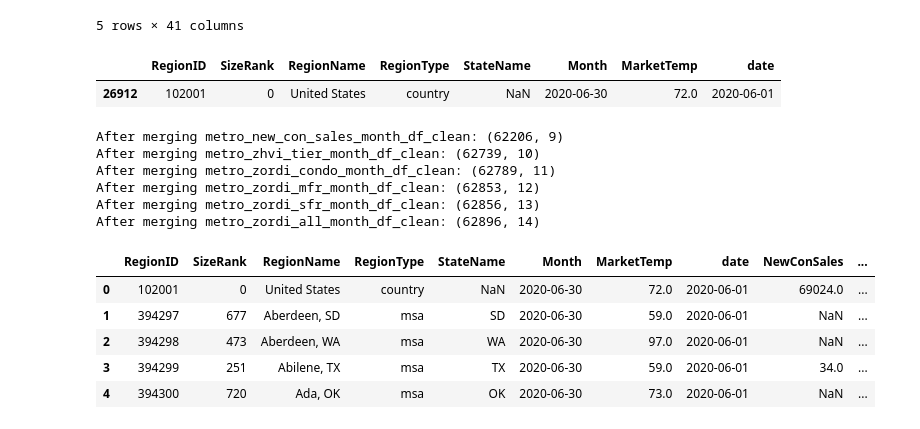
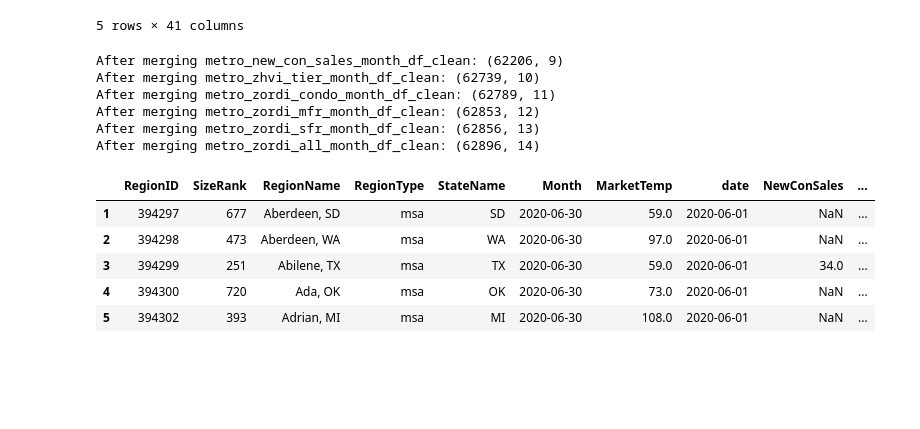
Before and after one commit to walde363/covid-housing-forecast, a Jupyter notebook: notebooks/Data review and analysis.ipynb, the cells around one changed output. Cells and saved outputs as stored; diff of their text form; code cells hidden in the pictures; blank space fills up the shorter version.

Commit message:
Dropped  United States from the dataset to avoid mixing aggregation levels.

```diff
--- a/notebooks/Data review and analysis.ipynb
+++ b/notebooks/Data review and analysis.ipynb
@@ -818,45 +818,42 @@ After merging metro_zordi_all_month_df_clean_wide: (67, 41)
 | 3 | 2020-09-01 | 2.0 | 8.0 | 10633 | <NA> | <NA> | ... |
 | 4 | 2020-10-01 | NaN | 6.9 | 11596 | 12352 | 18.0 | ... |
 5 rows × 41 columns
-# %%
-metro_market_temp_month_df_clean.head(1)
-# %% [output]
-|  | RegionID | SizeRank | RegionName | RegionType | StateName | Month | MarketTemp | date |
-| 26912 | 102001 | 0 | United States | country | NaN | 2020-06-30 | 72.0 | 2020-06-01 |
 # %%
 data_sets_to_merge_low = {
     "metro_new_con_sales_month_df_clean": metro_new_con_sales_month_df_clean,
     "metro_zhvi_tier_month_df_clean": metro_zhvi_tier_month_df_clean,
     "metro_zordi_condo_month_df_clean": metro_zordi_condo_month_df_clean,
     "metro_zordi_mfr_month_df_clean": metro_zordi_mfr_month_df_clean,
     "metro_zordi_sfr_month_df_clean": metro_zordi_sfr_month_df_clean,
     "metro_zordi_all_month_df_clean": metro_zordi_all_month_df_clean
 }
 
 cols = ["date", "RegionID", "SizeRank", "RegionName", "RegionType", "StateName", "Month"]
 
 processed_data_low = metro_market_temp_month_df_clean.copy()
 
 for name, df in data_sets_to_merge_low.items():
     processed_data_low = pd.merge(processed_data_low, df, on=cols, how="outer")
     print(f"After merging {name}:", processed_data_low.shape)
 
 processed_data_low = pd.merge(processed_data_low, metro_days_to_close_sm_week_df_clean, on=[col for col in cols if col != "Month"], how="outer")
 
+processed_data_low = processed_data_low[processed_data_low['RegionName']!='United States']
+
 processed_data_low.head(5)
 # %% [output]
 After merging metro_new_con_sales_month_df_clean: (62206, 9)
 After merging metro_zhvi_tier_month_df_clean: (62739, 10)
 After merging metro_zordi_condo_month_df_clean: (62789, 11)
 After merging metro_zordi_mfr_month_df_clean: (62853, 12)
 After merging metro_zordi_sfr_month_df_clean: (62856, 13)
 After merging metro_zordi_all_month_df_clean: (62896, 14)
 |  | RegionID | SizeRank | RegionName | RegionType | StateName | Month | MarketTemp | date | NewConSales | ... |
-| 0 | 102001 | 0 | United States | country | NaN | 2020-06-30 | 72.0 | 2020-06-01 | 69024.0 | ... |
 | 1 | 394297 | 677 | Aberdeen, SD | msa | SD | 2020-06-30 | 59.0 | 2020-06-01 | NaN | ... |
 | 2 | 394298 | 473 | Aberdeen, WA | msa | WA | 2020-06-30 | 97.0 | 2020-06-01 | NaN | ... |
 | 3 | 394299 | 251 | Abilene, TX | msa | TX | 2020-06-30 | 59.0 | 2020-06-01 | 34.0 | ... |
 | 4 | 394300 | 720 | Ada, OK | msa | OK | 2020-06-30 | 73.0 | 2020-06-01 | NaN | ... |
+| 5 | 394302 | 393 | Adrian, MI | msa | MI | 2020-06-30 | 108.0 | 2020-06-01 | NaN | ... |
 # %%
 # Saving data as csv in the processed folder
 processed_data.to_csv("../data/processed/processed_data.csv", index=False)
```
